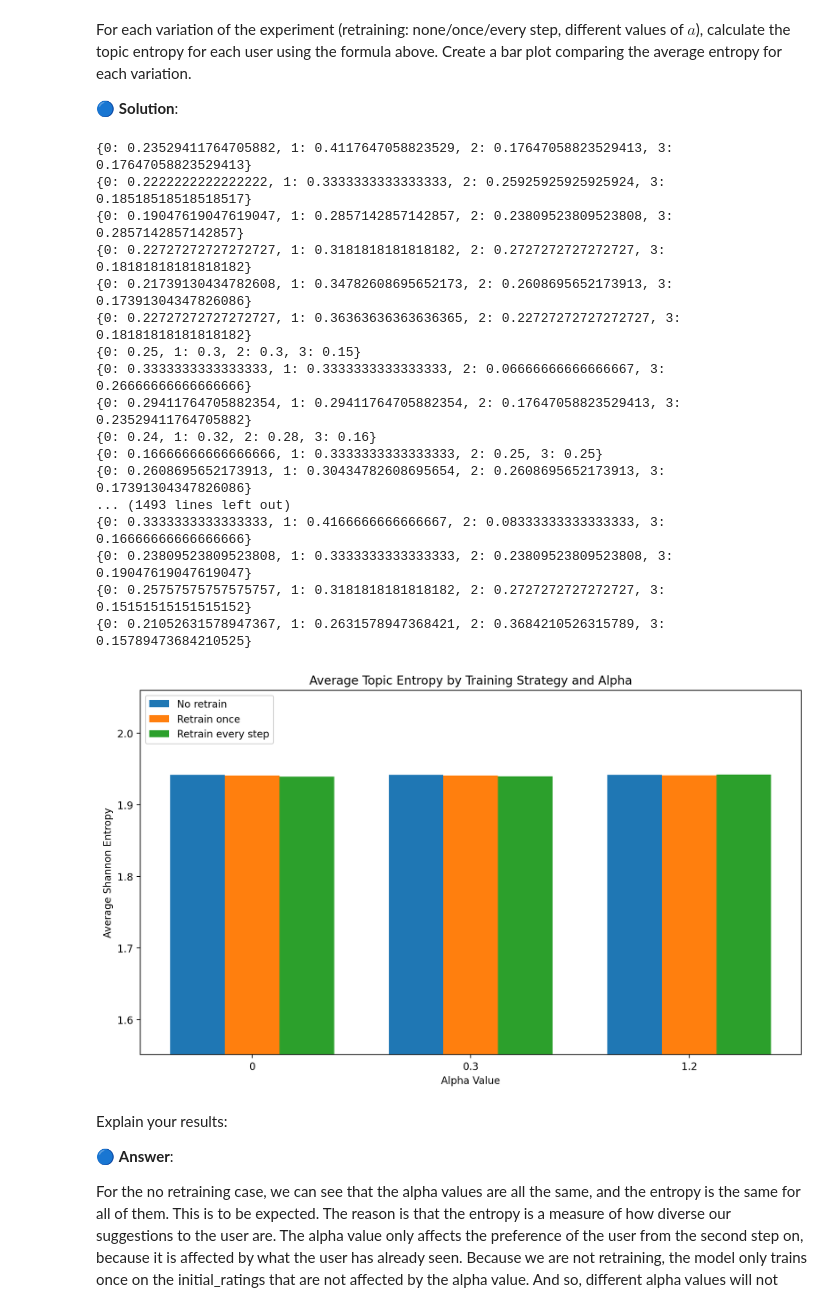
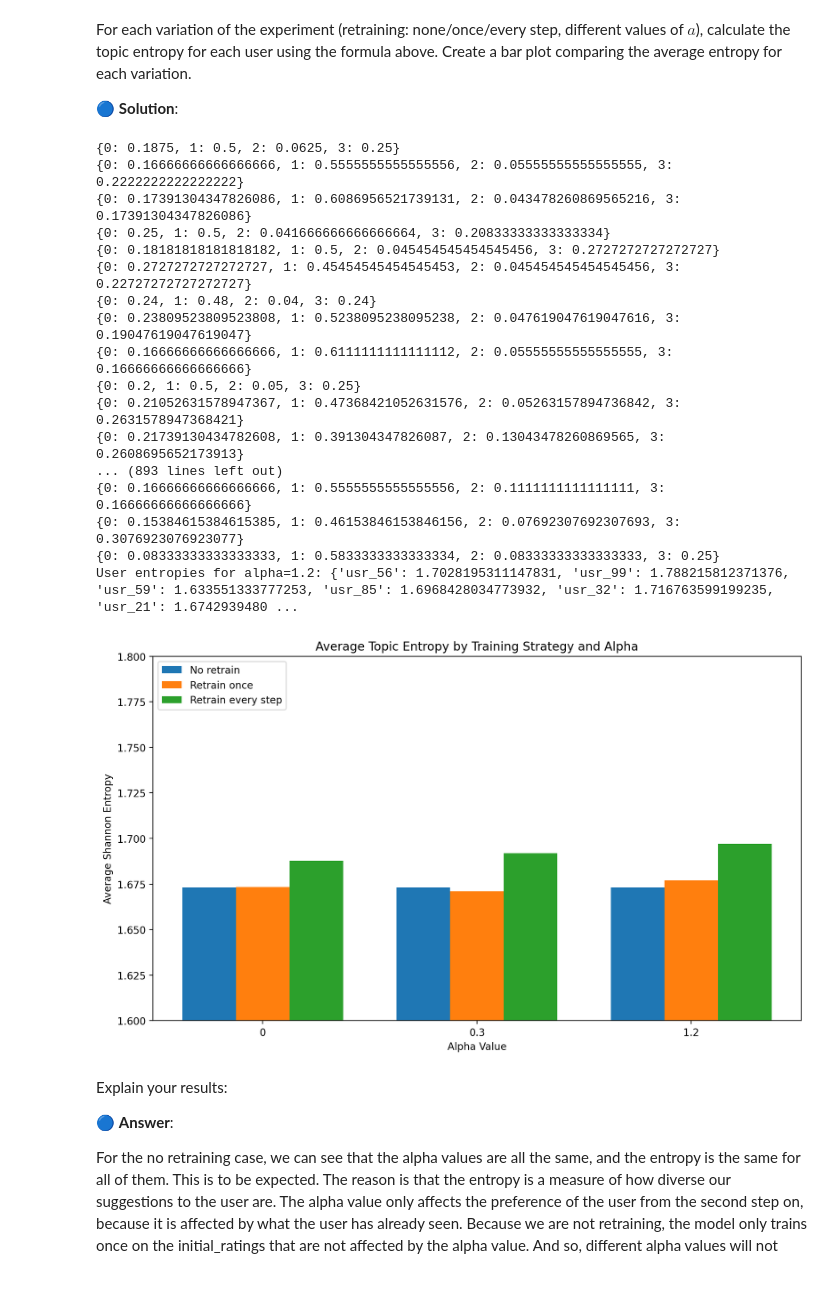
Before and after one commit to ashalem/ML_Human, a Jupyter notebook: WS4_W2024_students_3024.ipynb, the cells around one changed output. Cells and saved outputs as stored; diff of their text form; code cells hidden in the pictures.

```diff
--- a/WS4_W2024_students_3024.ipynb
+++ b/WS4_W2024_students_3024.ipynb
@@ -415,7 +415,7 @@ The higher the $a$ value, the more the user preferences items with the same topi
 
 For the `TopicsDynamic` simulations below, we will use the following parameters:
 # %%
-simulation_random_state = 88
+simulation_random_state = 101
 
 topics_dynamic_params = {
     'n_users': 100,
@@ -623,7 +622,6 @@ retrain_after = num_steps//2
 a_values = [0, 0.3, 1.2]
 num_steps = 100
 
-np.random.seed(simulation_random_state)
 
 def get_all_ratings(recommendations_recording, initial_ratings):
     ratings_df = pd.DataFrame(recommendations_recording, columns=['a', 't', 'user', 'item', 'predicted_rating', 'actual_rating', 'topic'])
@@ -633,9 +631,13 @@ def get_all_ratings(recommendations_recording, initial_ratings):
     return all_ratings
 
 def simulation_with_retraining(a_values, num_steps, retrain_only_once=True):
+    np.random.seed(simulation_random_state)
+
     recommendations_recording = []
     for a in a_values:
+        np.random.seed(simulation_random_state)
         env = TopicsDynamic(a=a, **topics_dynamic_params)
+        print(f'topic dynamic params: {topics_dynamic_params}')
         initial_ratings = env.get_initial_ratings()
         all_items = env.all_items
         algo = surprise.SVD(**svd_model_params)
@@ -644,9 +646,11 @@ def simulation_with_retraining(a_values, num_steps, retrain_only_once=True):
             if retrain_only_once and t == retrain_after:
 
                 all_ratings = get_all_ratings(recommendations_recording, initial_ratings)
+                algo = surprise.SVD(**svd_model_params)
                 algo.fit(trainset_from_df(all_ratings))
             elif not retrain_only_once and t != 0: # We don't need to retrain at the first step
                 all_ratings = get_all_ratings(recommendations_recording, initial_ratings)
+                algo = surprise.SVD(**svd_model_params)
                 algo.fit(trainset_from_df(all_ratings))
             # Get online users for this timestep
             online_users = env.get_online_users()
@@ -976,53 +1006,53 @@ for dataset, label, color in zip(datasets, labels, colors):
     offset = width * multiplier
     plt.bar(x + offset, avg_entropies, width, label=label, color=color)
     multiplier += 1
 
 # Customize plot
 plt.title('Average Topic Entropy by Training Strategy and Alpha')
 plt.xlabel('Alpha Value')
 plt.ylabel('Average Shannon Entropy')
 plt.xticks(x + width, alphas)
 plt.legend(loc='upper left')
 
 # Focus y-axis on area of difference
-ymin = min([min(get_user_entropies(d[d['a'].isin(alphas)]).values()) for d in datasets]) * 1
-ymax = max([max(get_user_entropies(d[d['a'].isin(alphas)]).values()) for d in datasets]) * 1.03
+ymin = 1.6
+ymax = 1.8
 plt.ylim(ymin, ymax)
 
 plt.tight_layout()
 
 
 # Print the average entropy values for each combination
 # print("\nAverage Topic Entropy Values:")
 # print("-" * 50)
 # for dataset, label in zip(datasets, labels):
 #     print(f"\n{label}:")
 #     for alpha in alphas:
 #         df_var = dataset[dataset['a'] == alpha]
 #         user_entropies = get_user_entropies(df_var)
 #         avg_entropy = np.mean(list(user_entropies.values()))
 #         print(f"Alpha {alpha}: {avg_entropy:.4f}")
 
 plt.show()
 # %% [output]
-{0: 0.23529411764705882, 1: 0.4117647058823529, 2: 0.17647058823529413, 3: 0.17647058823529413}
-{0: 0.2222222222222222, 1: 0.3333333333333333, 2: 0.25925925925925924, 3: 0.18518518518518517}
-{0: 0.19047619047619047, 1: 0.2857142857142857, 2: 0.23809523809523808, 3: 0.2857142857142857}
-{0: 0.22727272727272727, 1: 0.3181818181818182, 2: 0.2727272727272727, 3: 0.18181818181818182}
-{0: 0.21739130434782608, 1: 0.34782608695652173, 2: 0.2608695652173913, 3: 0.17391304347826086}
-{0: 0.22727272727272727, 1: 0.36363636363636365, 2: 0.22727272727272727, 3: 0.18181818181818182}
-{0: 0.25, 1: 0.3, 2: 0.3, 3: 0.15}
-{0: 0.3333333333333333, 1: 0.3333333333333333, 2: 0.06666666666666667, 3: 0.26666666666666666}
-{0: 0.29411764705882354, 1: 0.29411764705882354, 2: 0.17647058823529413, 3: 0.23529411764705882}
-{0: 0.24, 1: 0.32, 2: 0.28, 3: 0.16}
-{0: 0.16666666666666666, 1: 0.3333333333333333, 2: 0.25, 3: 0.25}
-{0: 0.2608695652173913, 1: 0.30434782608695654, 2: 0.2608695652173913, 3: 0.17391304347826086}
-... (1493 lines left out)
-{0: 0.3333333333333333, 1: 0.4166666666666667, 2: 0.08333333333333333, 3: 0.16666666666666666}
-{0: 0.23809523809523808, 1: 0.3333333333333333, 2: 0.23809523809523808, 3: 0.19047619047619047}
-{0: 0.25757575757575757, 1: 0.3181818181818182, 2: 0.2727272727272727, 3: 0.15151515151515152}
-{0: 0.21052631578947367, 1: 0.2631578947368421, 2: 0.3684210526315789, 3: 0.15789473684210525}
+{0: 0.1875, 1: 0.5, 2: 0.0625, 3: 0.25}
+{0: 0.16666666666666666, 1: 0.5555555555555556, 2: 0.05555555555555555, 3: 0.2222222222222222}
+{0: 0.17391304347826086, 1: 0.6086956521739131, 2: 0.043478260869565216, 3: 0.17391304347826086}
+{0: 0.25, 1: 0.5, 2: 0.041666666666666664, 3: 0.20833333333333334}
+{0: 0.18181818181818182, 1: 0.5, 2: 0.045454545454545456, 3: 0.2727272727272727}
+{0: 0.2727272727272727, 1: 0.45454545454545453, 2: 0.045454545454545456, 3: 0.22727272727272727}
+{0: 0.24, 1: 0.48, 2: 0.04, 3: 0.24}
+{0: 0.23809523809523808, 1: 0.5238095238095238, 2: 0.047619047619047616, 3: 0.19047619047619047}
+{0: 0.16666666666666666, 1: 0.6111111111111112, 2: 0.05555555555555555, 3: 0.16666666666666666}
+{0: 0.2, 1: 0.5, 2: 0.05, 3: 0.25}
+{0: 0.21052631578947367, 1: 0.47368421052631576, 2: 0.05263157894736842, 3: 0.2631578947368421}
+{0: 0.21739130434782608, 1: 0.391304347826087, 2: 0.13043478260869565, 3: 0.2608695652173913}
+... (893 lines left out)
+{0: 0.16666666666666666, 1: 0.5555555555555556, 2: 0.1111111111111111, 3: 0.16666666666666666}
+{0: 0.15384615384615385, 1: 0.46153846153846156, 2: 0.07692307692307693, 3: 0.3076923076923077}
+{0: 0.08333333333333333, 1: 0.5833333333333334, 2: 0.08333333333333333, 3: 0.25}
+User entropies for alpha=1.2: {'usr_56': 1.7028195311147831, 'usr_99': 1.788215812371376, 'usr_59': 1.633551333777253, 'usr_85': 1.6968428034773932, 'usr_32': 1.716763599199235, 'usr_21': 1.6742939480 ...
-[figure, old version]
+[figure, new version]
 # %% [markdown]
 Explain your results:
 
```
Also changed, not shown: parts of 30 cells of this notebook.
